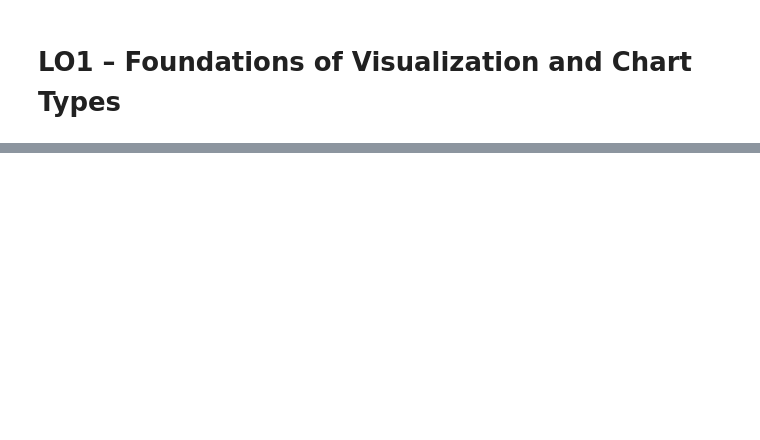
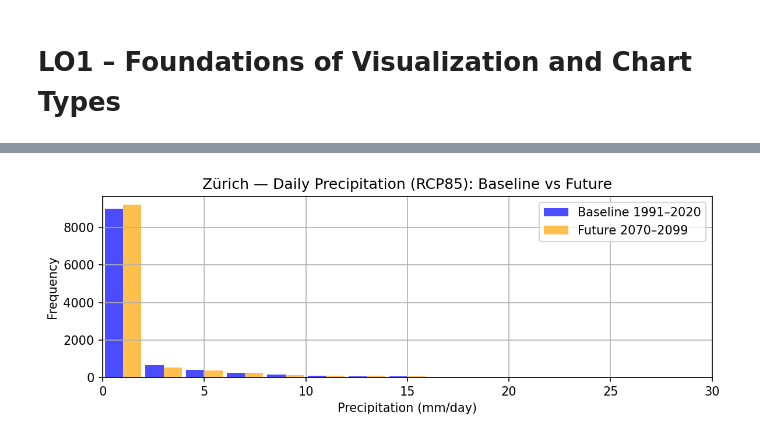
Before and after one commit to rodrigourech/gdv, a Jupyter notebook: notebooks/LO1 – Foundations of Visualization and Chart Types.ipynb, the cells around one changed output, grey strips where cells are left out. Saved outputs shown, nothing was run; the diff lists cells and outputs as text; code cells hidden in the pictures; blank space fills up the shorter version.

```diff
--- a/notebooks/LO1 – Foundations of Visualization and Chart Types.ipynb
+++ b/notebooks/LO1 – Foundations of Visualization and Chart Types.ipynb
@@ -146,0 +110,34 @@ plt.show()
+# %%
+y0, y1 = BASELINE_YEARS
+f0, f1 = FUTURE_YEARS
+
+pr85_s = pr_s[pr_s["scenario"]=="RCP85"].copy()
+base = pr85_s[(pr85_s["year"]>=y0) & (pr85_s["year"]<=y1)]["value"].clip(upper=60)
+fut  = pr85_s[(pr85_s["year"]>=f0) & (pr85_s["year"]<=f1)]["value"].clip(upper=60)
+
+bins = np.arange(0, 61, 2)
+
+base_counts, _ = np.histogram(base, bins=bins)
+fut_counts, _  = np.histogram(fut,  bins=bins)
+
+# Bar width & offsets
+width = 0.9 * (bins[1] - bins[0]) / 2  # ~half the bin width
+bin_centers = (bins[:-1] + bins[1:]) / 2
+
+# --- Plot side-by-side bars ---
+fig, ax = plt.subplots(figsize=(8, 3))
+
+ax.bar(bin_centers - width/2, base_counts, width=width, color='blue', alpha=0.7,
+       label=f"Baseline {y0}–{y1}")
+ax.bar(bin_centers + width/2, fut_counts,  width=width, color='orange', alpha=0.7,
+       label=f"Future {f0}–{f1}")
+
+ax.set_title(f"{chosen_station} — Daily Precipitation (RCP85): Baseline vs Future")
+ax.set_xlabel("Precipitation (mm/day)")
+ax.set_ylabel("Frequency")
+ax.set_xlim(0, 30)
+ax.legend()
+fig.tight_layout()
+plt.show()
+# %% [output]
+[figure, added]
```
Also changed, not shown: parts of 10 cells of this notebook.
